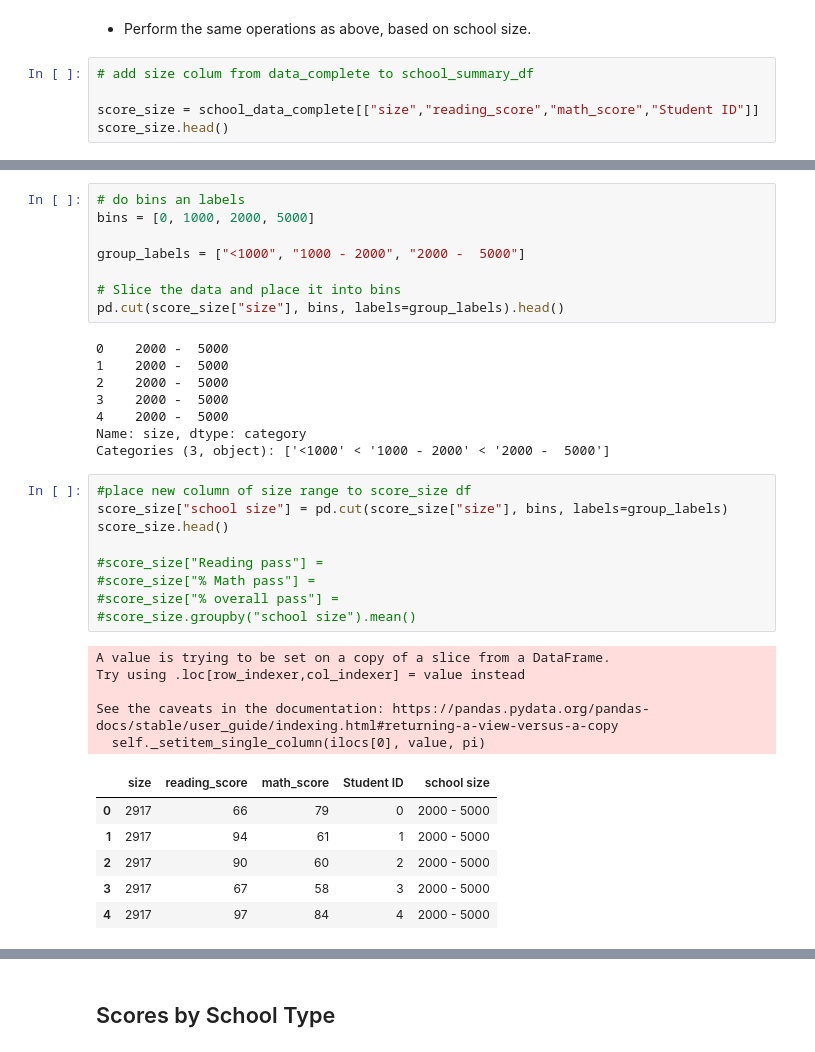
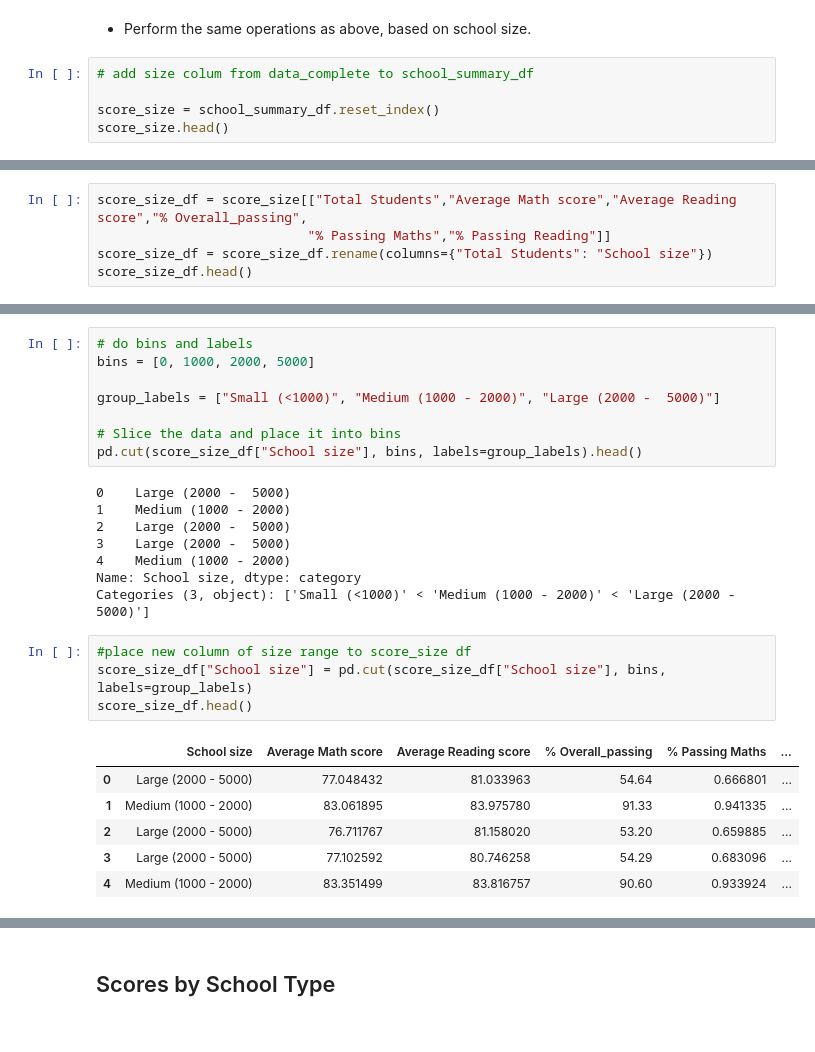
Before and after one commit to TracieDiepBautista/Pandas_Projects, a Jupyter notebook: PyCitySchools/PyCitySchools_starter.ipynb, the cells around one changed output, grey strips where cells are left out. Cells and saved outputs as stored; diff of their text form.

```diff
--- a/PyCitySchools/PyCitySchools_starter.ipynb
+++ b/PyCitySchools/PyCitySchools_starter.ipynb
@@ -747,6 +747,6 @@ summary_per_spending1.head()
 # %%
 # add size colum from data_complete to school_summary_df
 
-score_size = school_data_complete[["size","reading_score","math_score","Student ID"]]
+score_size = school_summary_df.reset_index()
 score_size.head()
 # %% [output]
@@ -758,0 +759,5 @@ score_size.head()
+# %%
+score_size_df = score_size[["Total Students","Average Math score","Average Reading score","% Overall_passing",
+                           "% Passing Maths","% Passing Reading"]]
+score_size_df = score_size_df.rename(columns={"Total Students": "School size"})
+score_size_df.head()
@@ -766,39 +778,29 @@ print(min_size)
 4976
 427
 # %%
-# do bins an labels
+# do bins and labels
 bins = [0, 1000, 2000, 5000]
 
-group_labels = ["<1000", "1000 - 2000", "2000 -  5000"]
+group_labels = ["Small (<1000)", "Medium (1000 - 2000)", "Large (2000 -  5000)"]
 
 # Slice the data and place it into bins
-pd.cut(score_size["size"], bins, labels=group_labels).head()
+pd.cut(score_size_df["School size"], bins, labels=group_labels).head()
 # %% [output]
-0    2000 -  5000
-1    2000 -  5000
-2    2000 -  5000
-3    2000 -  5000
-4    2000 -  5000
-Name: size, dtype: category
-Categories (3, object): ['<1000' < '1000 - 2000' < '2000 -  5000']
+0    Large (2000 -  5000)
+1    Medium (1000 - 2000)
+2    Large (2000 -  5000)
+3    Large (2000 -  5000)
+4    Medium (1000 - 2000)
+Name: School size, dtype: category
+Categories (3, object): ['Small (<1000)' < 'Medium (1000 - 2000)' < 'Large (2000 -  5000)']
 # %%
 #place new column of size range to score_size df
-score_size["school size"] = pd.cut(score_size["size"], bins, labels=group_labels)
-score_size.head()
-
-#score_size["Reading pass"] =
-#score_size["% Math pass"] =
-#score_size["% overall pass"] =
-#score_size.groupby("school size").mean()
+score_size_df["School size"] = pd.cut(score_size_df["School size"], bins, labels=group_labels)
+score_size_df.head()
 # %% [output]
-A value is trying to be set on a copy of a slice from a DataFrame.
-Try using .loc[row_indexer,col_indexer] = value instead
-
-See the caveats in the documentation: https://pandas.pydata.org/pandas-docs/stable/user_guide/indexing.html#returning-a-view-versus-a-copy
-  self._setitem_single_column(ilocs[0], value, pi)
-|  | size | reading_score | math_score | Student ID | school size |
-| 0 | 2917 | 66 | 79 | 0 | 2000 - 5000 |
-| 1 | 2917 | 94 | 61 | 1 | 2000 - 5000 |
-| 2 | 2917 | 90 | 60 | 2 | 2000 - 5000 |
-| 3 | 2917 | 67 | 58 | 3 | 2000 - 5000 |
-| 4 | 2917 | 97 | 84 | 4 | 2000 - 5000 |
+|  | School size | Average Math score | Average Reading score | % Overall_passing | % Passing Maths | ... |
+| 0 | Large (2000 - 5000) | 77.048432 | 81.033963 | 54.64 | 0.666801 | ... |
+| 1 | Medium (1000 - 2000) | 83.061895 | 83.975780 | 91.33 | 0.941335 | ... |
+| 2 | Large (2000 - 5000) | 76.711767 | 81.158020 | 53.20 | 0.659885 | ... |
+| 3 | Large (2000 - 5000) | 77.102592 | 80.746258 | 54.29 | 0.683096 | ... |
+| 4 | Medium (1000 - 2000) | 83.351499 | 83.816757 | 90.60 | 0.933924 | ... |
```
Also changed, not shown: parts of 9 cells of this notebook.
